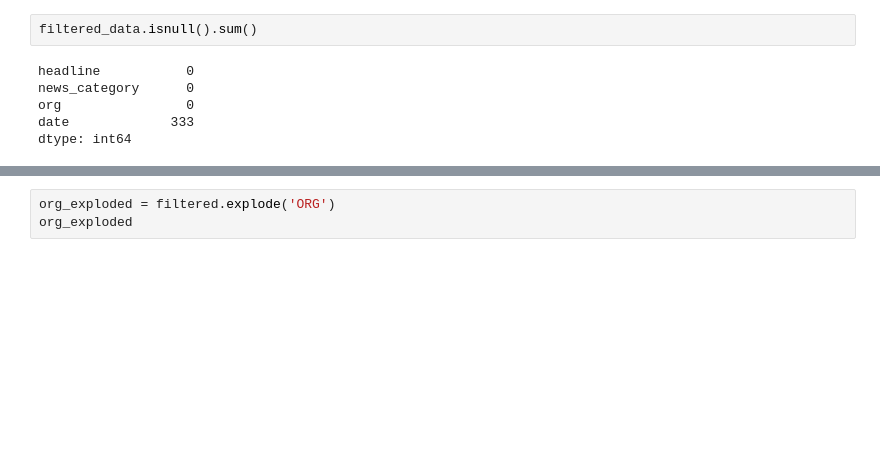
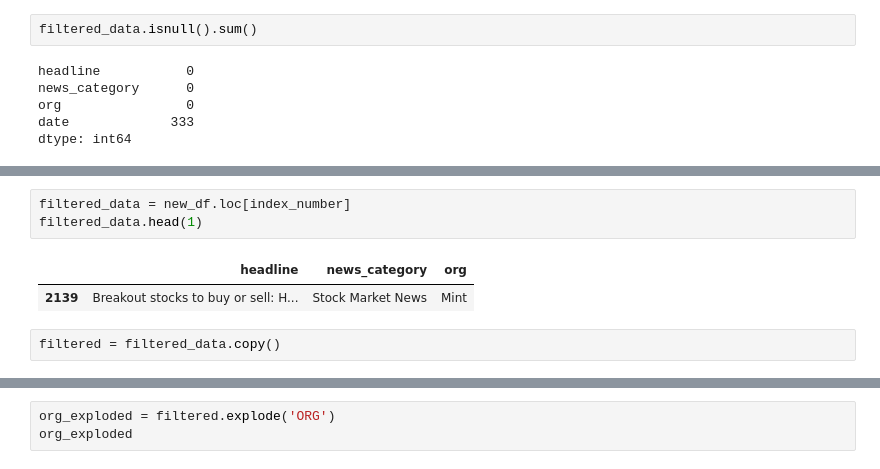
Before and after one commit to zafar0171/EDA-and-Stats, a Jupyter notebook: Documents/tf/MySql_code_CLeaned.ipynb, the cells around one changed output, grey strips where cells are left out. Saved outputs shown, nothing was run; the diff lists cells and outputs as text; blank space fills up the shorter version.

```diff
--- a/Documents/tf/MySql_code_CLeaned.ipynb
+++ b/Documents/tf/MySql_code_CLeaned.ipynb
@@ -794,3 +817,11 @@ AttributeError: 'Series' object has no attribute 'append'
+# %%
+filtered_data = new_df.loc[index_number]
+filtered_data.head(1)
+# %% [output]
+|  | headline | news_category | org |
+| 2139 | Breakout stocks to buy or sell: H... | Stock Market News | Mint |
+# %%
+filtered = filtered_data.copy()
 # %%
 import pandas as pd
 import spacy
```
Also changed, not shown: parts of 45 cells of this notebook.
